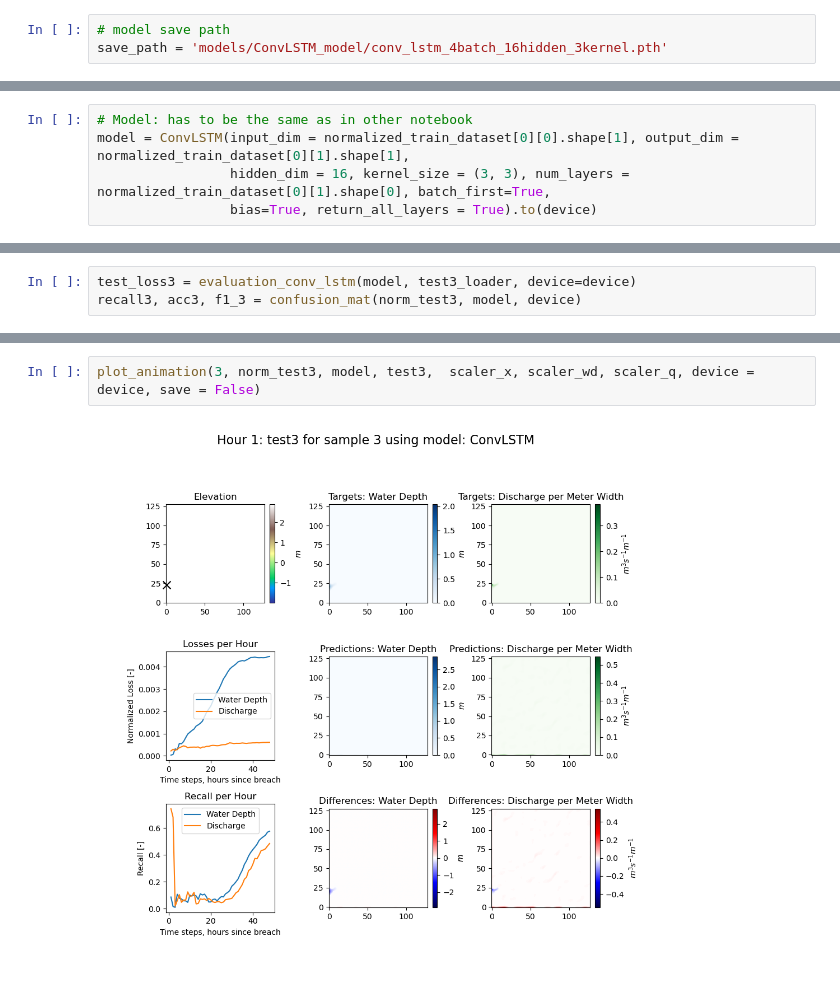
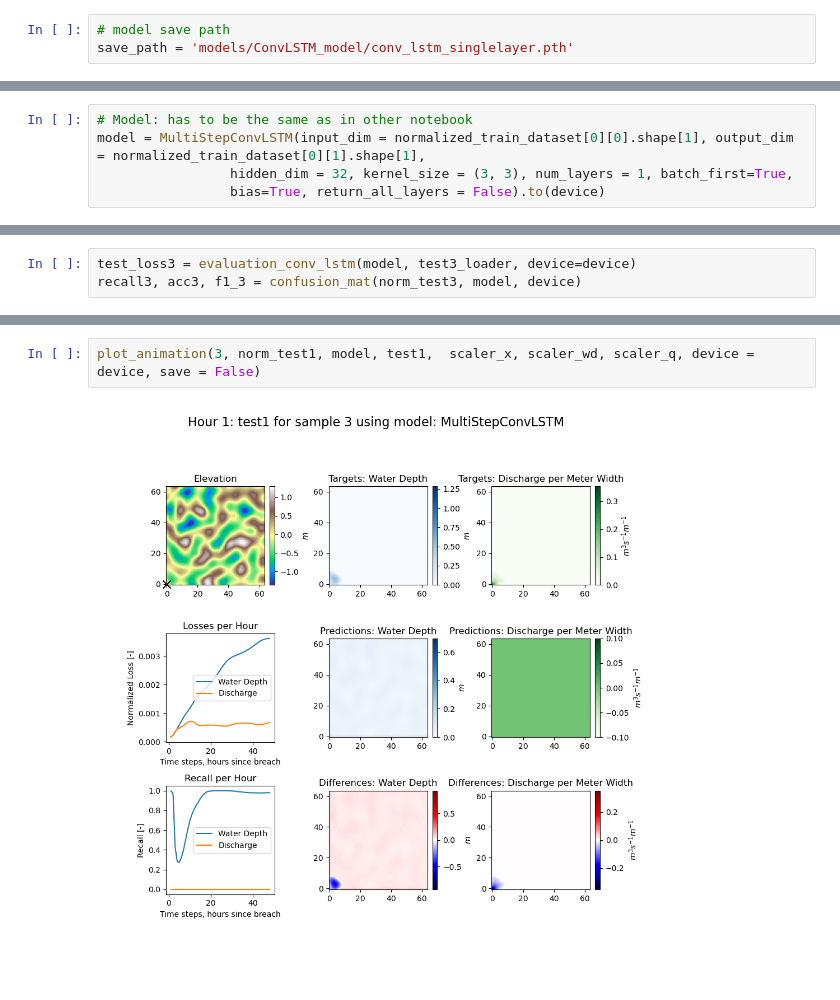
Before and after one commit to antoniomagherini99/FLOOD_group2, a Jupyter notebook: notebooks/Trained_conv_lstm.ipynb, the cells around one changed output, grey strips where cells are left out. Drawn from its saved outputs; the diff is of its cells as text.

```diff
--- a/notebooks/Trained_conv_lstm.ipynb
+++ b/notebooks/Trained_conv_lstm.ipynb
@@ -28,7 +28,7 @@ from post_processing.metrics import confusion_mat
 from post_processing.plots import plot_test_loss, plot_metrics
 # %%
 # model save path
-save_path = 'models/ConvLSTM_model/conv_lstm_4batch_16hidden_3kernel.pth'
+save_path = 'models/ConvLSTM_model/conv_lstm_singlelayer.pth'
 # %% [markdown]
 Check if GPU is available.
 # %%
@@ -112,9 +112,9 @@ norm_test2 = normalize_dataset(test_dataset2, scaler_x, scaler_wd, scaler_q, tes
 norm_test3 = normalize_dataset(test_dataset3, scaler_x, scaler_wd, scaler_q, test3)
 # %%
 # Model: has to be the same as in other notebook
-model = ConvLSTM(input_dim = normalized_train_dataset[0][0].shape[1], output_dim = normalized_train_dataset[0][1].shape[1],
-                 hidden_dim = 16, kernel_size = (3, 3), num_layers = normalized_train_dataset[0][1].shape[0], batch_first=True,
-                 bias=True, return_all_layers = True).to(device)
+model = MultiStepConvLSTM(input_dim = normalized_train_dataset[0][0].shape[1], output_dim = normalized_train_dataset[0][1].shape[1],
+                 hidden_dim = 32, kernel_size = (3, 3), num_layers = 1, batch_first=True,
+                 bias=True, return_all_layers = False).to(device)
 # %%
 model
 # %% [output]
@@ -200,4 +197,4 @@ plot_metrics(dataset_to_plot, model, identif, device)
 # %%
-plot_animation(3, norm_test3, model, test3,  scaler_x, scaler_wd, scaler_q, device = device, save = False)
+plot_animation(3, norm_test1, model, test1,  scaler_x, scaler_wd, scaler_q, device = device, save = False)
 # %% [output]
-[figure, old version]
+[figure, new version]
```
Also changed, not shown: parts of 7 cells of this notebook, 7 other files.
